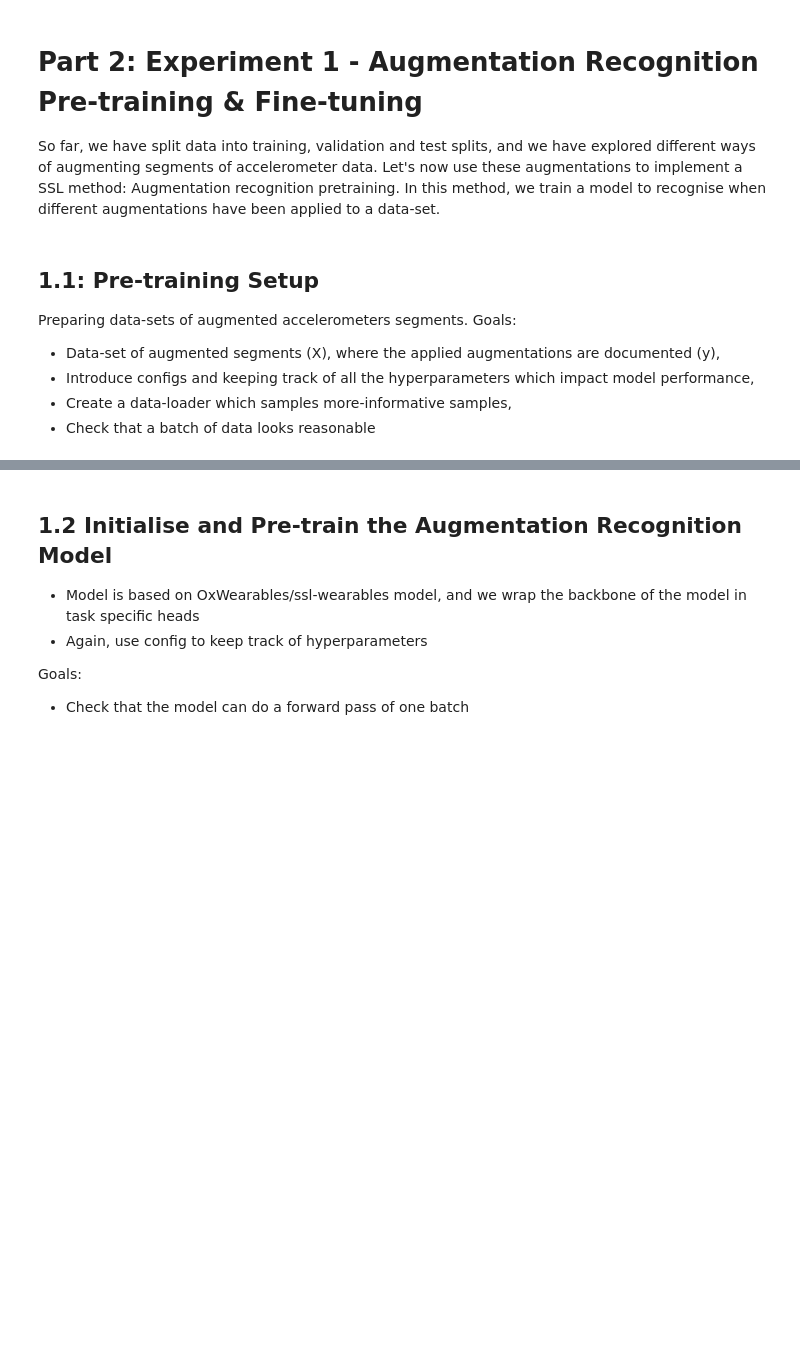
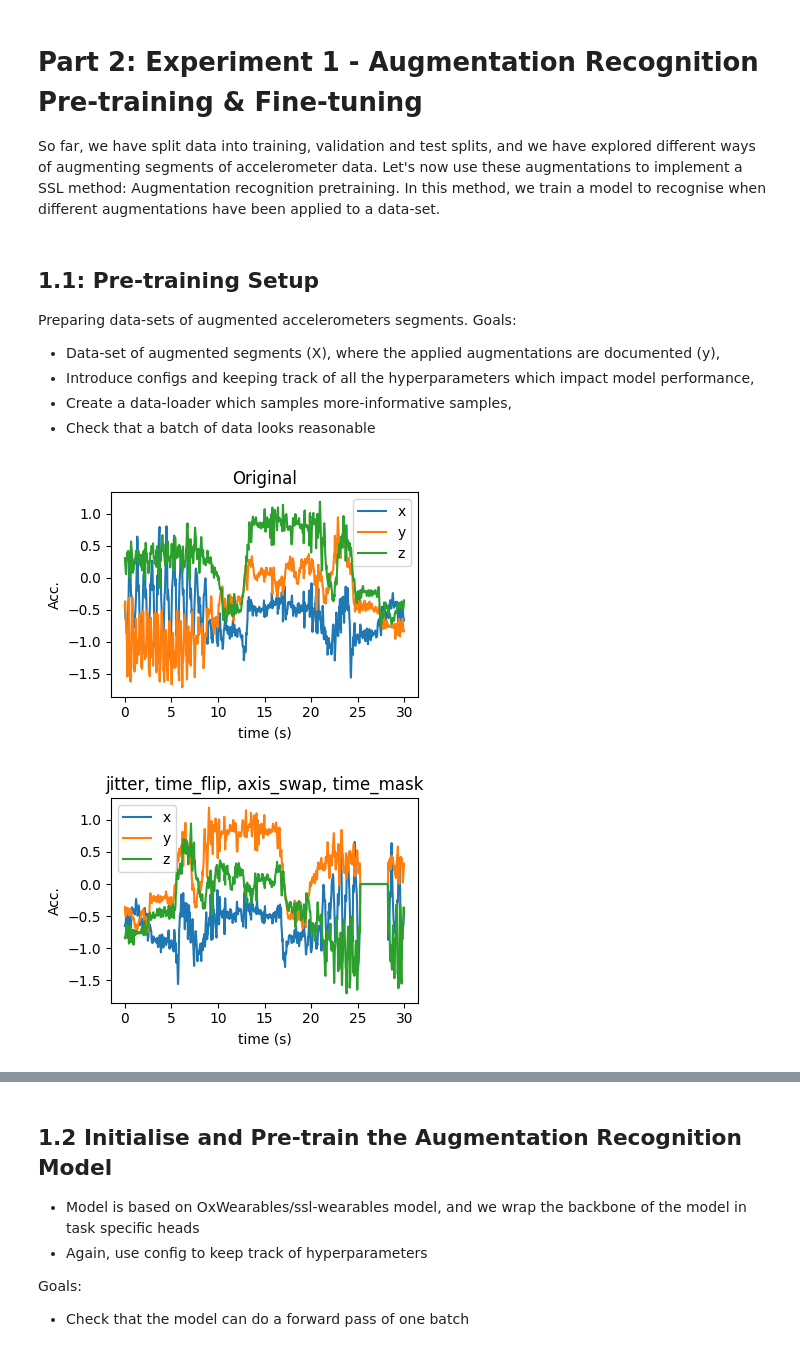
Before and after one commit to OxWearables/Oxford_Wearables_Activity_Recognition, a Jupyter notebook: 7_self_supervised_learning/aug_contrastive.ipynb, the cells around one changed output, grey strips where cells are left out. Saved outputs shown, nothing was run; the diff lists cells and outputs as text; code cells hidden in the pictures; blank space fills up the shorter version.

```diff
--- a/7_self_supervised_learning/aug_contrastive.ipynb
+++ b/7_self_supervised_learning/aug_contrastive.ipynb
@@ -94,7 +97,6 @@ class Augmenter:
         y[:, start:start + w] = 0
         return y
 
-    # --- pipelines ---
     def view(self, x: torch.Tensor) -> torch.Tensor:
         """
         Stochastic augmentation pipeline.
@@ -110,9 +112,6 @@ class Augmenter:
         if random.random() < self.cfg.time_flip:
             x = self.time_flip(x)
         return x
-
-    def two_views(self, x: torch.Tensor) -> Tuple[torch.Tensor, torch.Tensor]:
-        return self.view(x), self.view(x)
 # %% [markdown]
 ### Visualising augmentations
 Below we sample an accelerometer segment. To ensure the segment is interesting, we pick one with a high standard deviation. Your job is to go through each of the augmentations, apply them, and document how each augmentation changes the accelerometer data.
@@ -169,43 +175,47 @@ Goals:
 
 # Implement the AugRec __getitem__ method.
 class AugRecDataset(ssl.BaseWearableDataset):
-    def __init__(self, *args, multi_label: bool = True, **kwargs):
-        super().__init__(*args, **kwargs)
-        self.multi_label = multi_label
+    def __init__(
+        self,
+        X: np.ndarray,
+        augmenter: Augmenter,
+    ):
+        super().__init__(X=X, y=None, augmenter=augmenter)
         self.ops = self.aug.available_ops()          # dynamic, ordered
         self._op_probs = self.aug.probs()            # dict for quick lookup
 
     def __getitem__(self, idx):
         x = self._get_x(idx)                         # (C, L)
         labels = torch.zeros(len(self.ops), dtype=torch.float32)
 
+        # Go through the augementation operations and apply them based on their probabilities
+        # TODO: Potential student exercise
         for k, op in enumerate(self.ops):
             p = self._op_probs[op]
             if random.random() < p:
                 labels[k] = 1.0
                 x = getattr(self.aug, op)(x)         # call op by name
-
-        if not self.multi_label:
-            labels = labels.max().unsqueeze(0)       # binary: any-aug
 
         return x, labels
 
 # Define the train data-set, visualise one of the (X,y) pairs
 aug_cfg = AugmentConfig() # Make any changes to the augmentation config here
 aug = Augmenter(cfg=aug_cfg)
 train_dataset = AugRecDataset(
     X=x_tr,
-    y=y_tr,
     augmenter=aug,
 )
 
 # Let's visualise one of the data-points before augmentation, and after augmentations
 x_org = x_tr[argp90]
 fig, ax = ssl.visualize_segment(x_org, title="Original")
 
 x_train, y_train = train_dataset[argp90]
 appl_augs = ", ".join([aug.available_ops()[k] for k, b in enumerate(y_train) if b > 0])
 fig, ax = ssl.visualize_segment(x_train, title=appl_augs)
+# %% [output]
+[figure, added]
+[figure, added]
 # %%
 # Define a train config to keep track of training hyperparameters
 @dataclass
```
Also changed, not shown: parts of 12 cells of this notebook, 1 other file.
